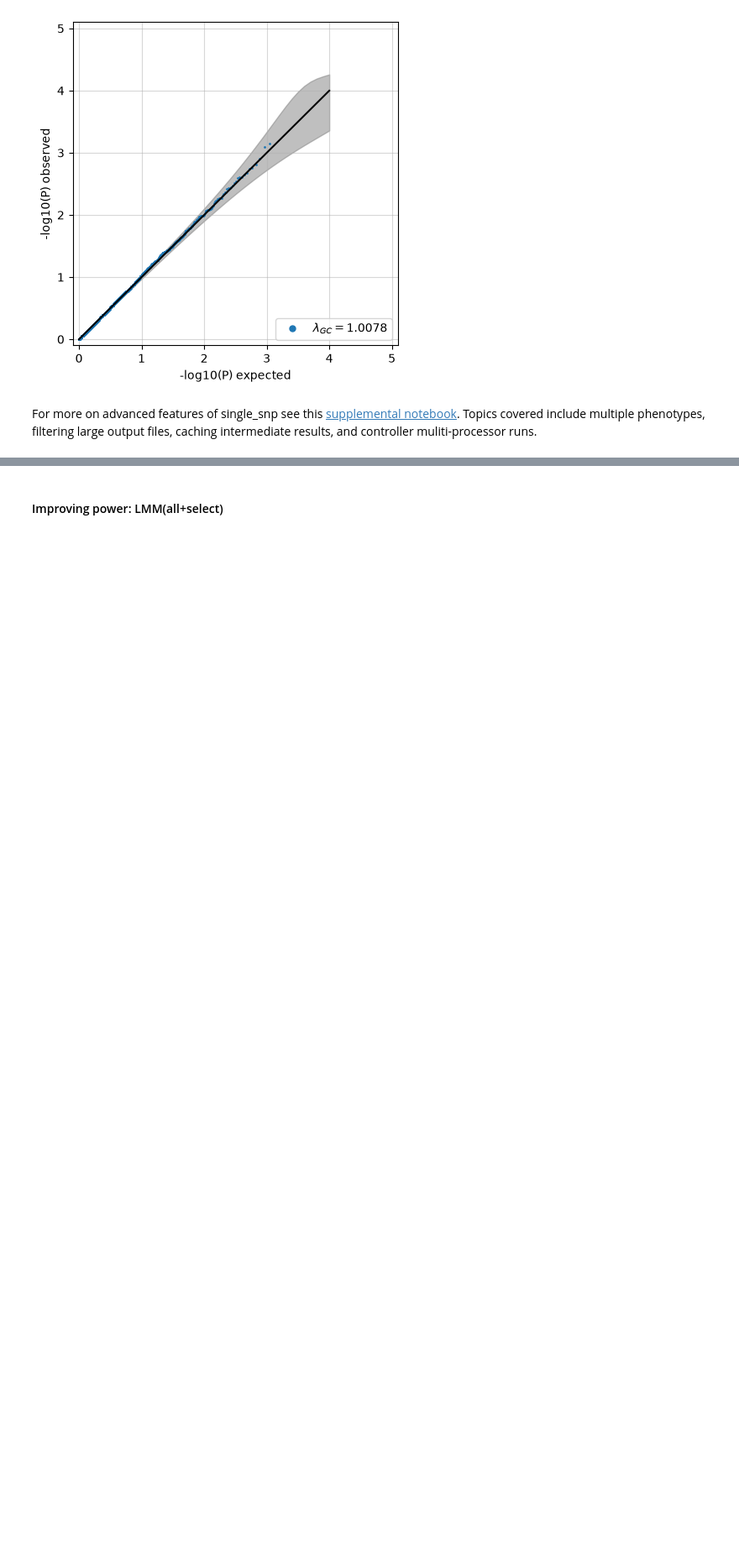
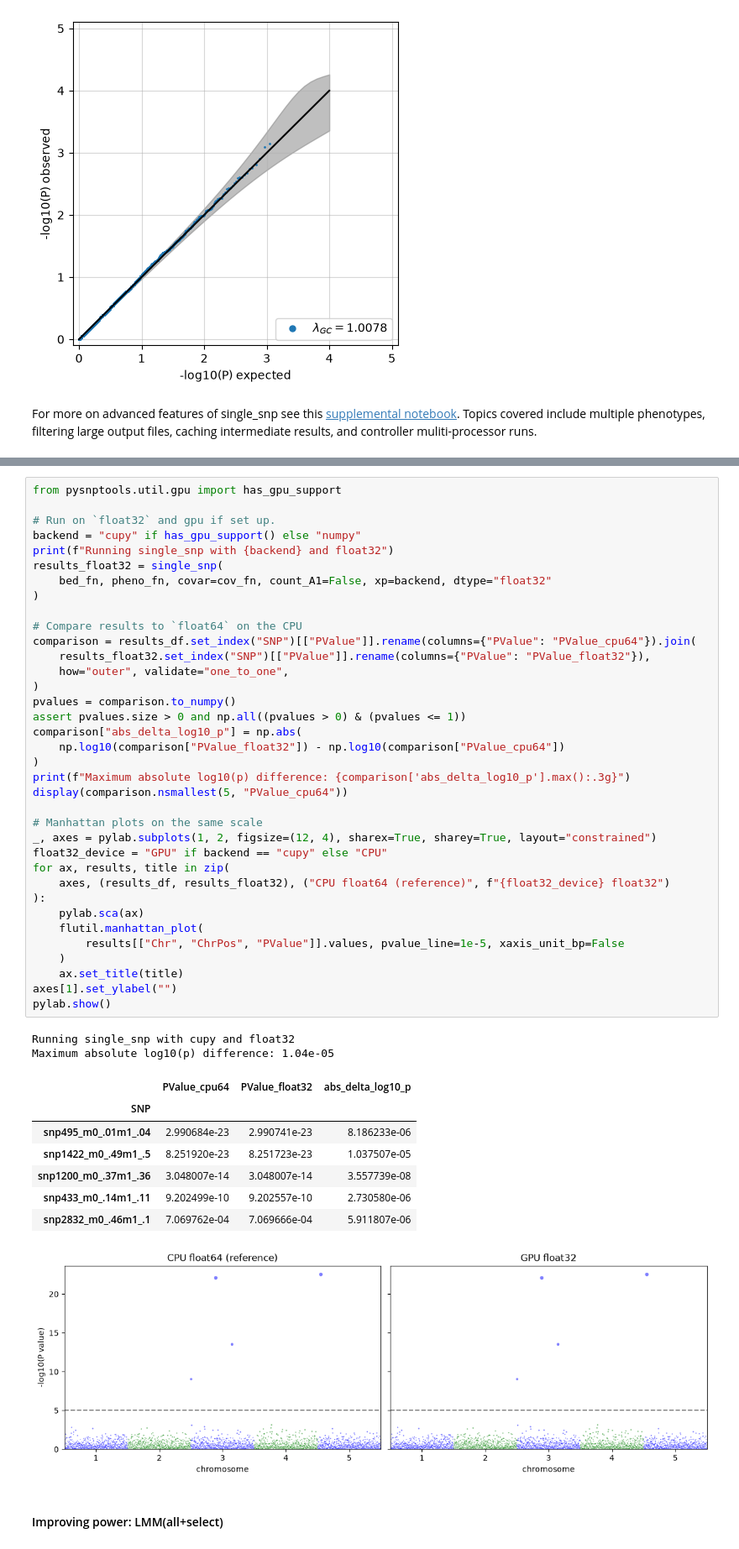
Before and after one commit to fastlmm/FaST-LMM, a Jupyter notebook: doc/ipynb/FaST-LMM.ipynb, the cells around one changed output, grey strips where cells are left out. Shown at 84% size. Cells and saved outputs as stored; diff of their text form; blank space fills up the shorter version.

```diff
--- a/doc/ipynb/FaST-LMM.ipynb
+++ b/doc/ipynb/FaST-LMM.ipynb
@@ -126,3 +128,50 @@ For more on advanced features of single_snp see this [supplemental notebook](htt
+# %%
+from pysnptools.util.gpu import has_gpu_support
+
+# Run on `float32` and gpu if set up.
+backend = "cupy" if has_gpu_support() else "numpy"
+print(f"Running single_snp with {backend} and float32")
+results_float32 = single_snp(
+    bed_fn, pheno_fn, covar=cov_fn, count_A1=False, xp=backend, dtype="float32"
+)
+
+# Compare results to `float64` on the CPU
+comparison = results_df.set_index("SNP")[["PValue"]].rename(columns={"PValue": "PValue_cpu64"}).join(
+    results_float32.set_index("SNP")[["PValue"]].rename(columns={"PValue": "PValue_float32"}),
+    how="outer", validate="one_to_one",
+)
+pvalues = comparison.to_numpy()
+assert pvalues.size > 0 and np.all((pvalues > 0) & (pvalues <= 1))
+comparison["abs_delta_log10_p"] = np.abs(
+    np.log10(comparison["PValue_float32"]) - np.log10(comparison["PValue_cpu64"])
+)
+print(f"Maximum absolute log10(p) difference: {comparison['abs_delta_log10_p'].max():.3g}")
+display(comparison.nsmallest(5, "PValue_cpu64"))
+
+# Manhattan plots on the same scale
+_, axes = pylab.subplots(1, 2, figsize=(12, 4), sharex=True, sharey=True, layout="constrained")
+float32_device = "GPU" if backend == "cupy" else "CPU"
+for ax, results, title in zip(
+    axes, (results_df, results_float32), ("CPU float64 (reference)", f"{float32_device} float32")
+):
+    pylab.sca(ax)
+    flutil.manhattan_plot(
+        results[["Chr", "ChrPos", "PValue"]].values, pvalue_line=1e-5, xaxis_unit_bp=False
+    )
+    ax.set_title(title)
+axes[1].set_ylabel("")
+pylab.show()
+# %% [output]
+Running single_snp with cupy and float32
+Maximum absolute log10(p) difference: 1.04e-05
+|  | PValue_cpu64 | PValue_float32 | abs_delta_log10_p |
+| SNP |  |  |  |
+| snp495_m0_.01m1_.04 | 2.990684e-23 | 2.990741e-23 | 8.186233e-06 |
+| snp1422_m0_.49m1_.5 | 8.251920e-23 | 8.251723e-23 | 1.037507e-05 |
+| snp1200_m0_.37m1_.36 | 3.048007e-14 | 3.048007e-14 | 3.557739e-08 |
+| snp433_m0_.14m1_.11 | 9.202499e-10 | 9.202557e-10 | 2.730580e-06 |
+| snp2832_m0_.46m1_.1 | 7.069762e-04 | 7.069666e-04 | 5.911807e-06 |
+[figure, added]
 # %% [markdown]
 #### Improving power: LMM(all+select)
 # %% [markdown]
```
Also changed, not shown: parts of 8 cells of this notebook, 1 other file.
